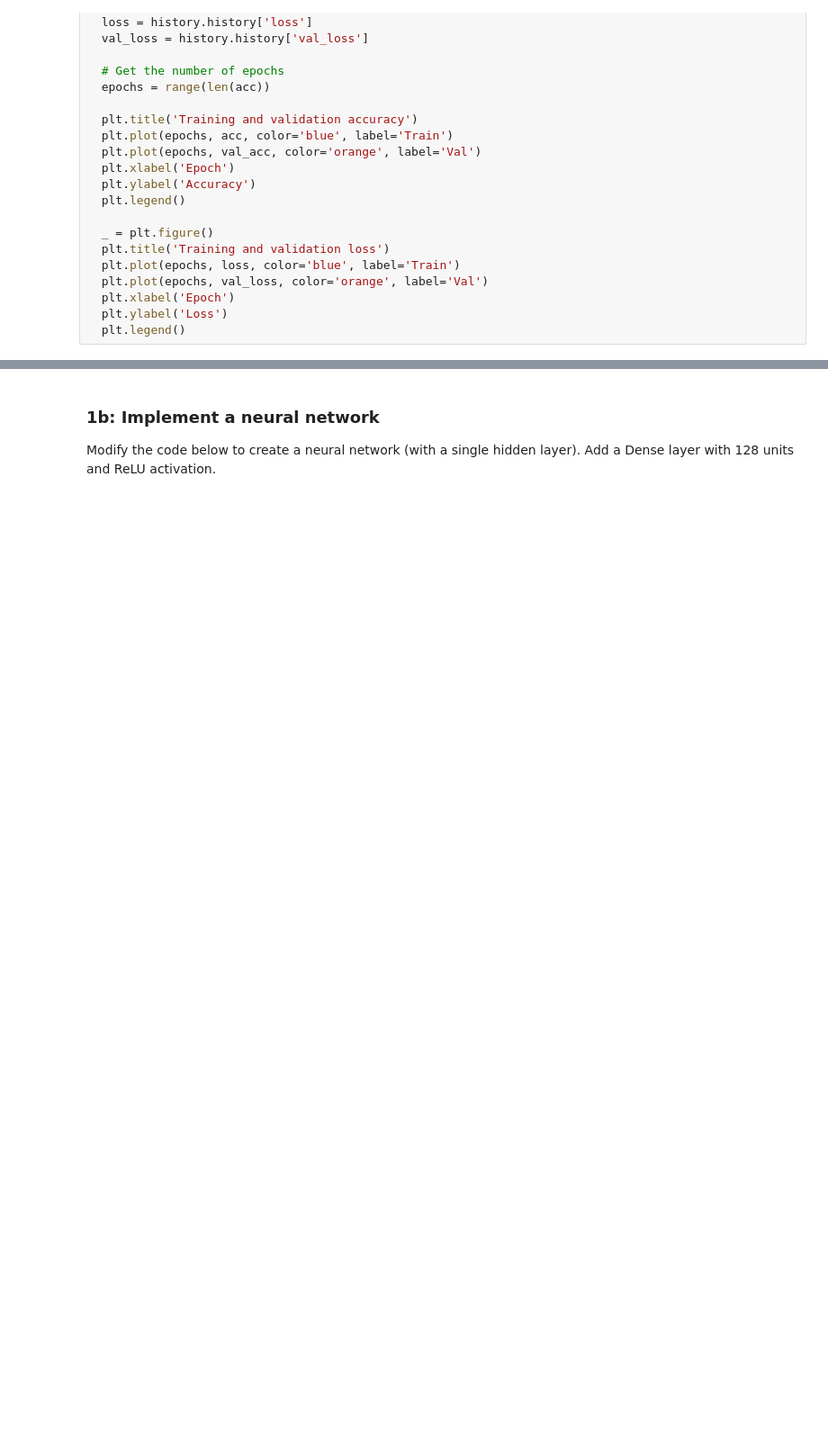
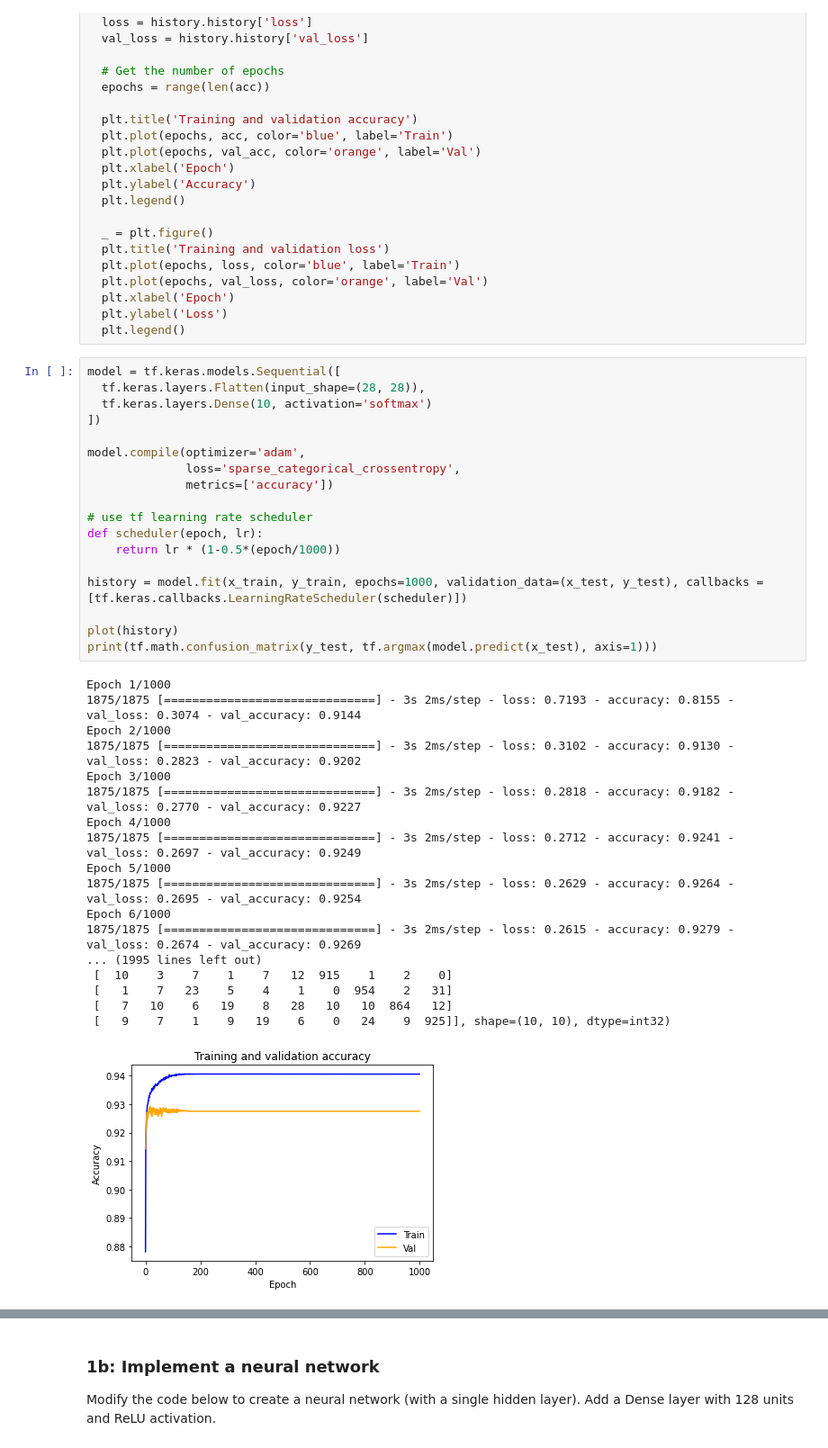
Before and after one commit to AlwaysSearching/Mathematics-of-Deep-Learning-Research-Project, a Jupyter notebook: MNIST_experiments.ipynb, the cells around one changed output, grey strips where cells are left out. Shown at 90% size. Drawn from its saved outputs; the diff is of its cells as text; blank space fills up the shorter version.

```diff
--- a/MNIST_experiments.ipynb
+++ b/MNIST_experiments.ipynb
@@ -84,3 +84,40 @@ def plot(history):
   plt.xlabel('Epoch')
   plt.ylabel('Loss')
   plt.legend()
+# %%
+model = tf.keras.models.Sequential([
+  tf.keras.layers.Flatten(input_shape=(28, 28)),
+  tf.keras.layers.Dense(10, activation='softmax')
+])
+
+model.compile(optimizer='adam',
+              loss='sparse_categorical_crossentropy',
+              metrics=['accuracy'])
+
+# use tf learning rate scheduler
+def scheduler(epoch, lr):
+    return lr * (1-0.5*(epoch/1000))
+
+history = model.fit(x_train, y_train, epochs=1000, validation_data=(x_test, y_test), callbacks = [tf.keras.callbacks.LearningRateScheduler(scheduler)])
+
+plot(history)
+print(tf.math.confusion_matrix(y_test, tf.argmax(model.predict(x_test), axis=1)))
+# %% [output]
+Epoch 1/1000
+1875/1875 [==============================] - 3s 2ms/step - loss: 0.7193 - accuracy: 0.8155 - val_loss: 0.3074 - val_accuracy: 0.9144
+Epoch 2/1000
+1875/1875 [==============================] - 3s 2ms/step - loss: 0.3102 - accuracy: 0.9130 - val_loss: 0.2823 - val_accuracy: 0.9202
+Epoch 3/1000
+1875/1875 [==============================] - 3s 2ms/step - loss: 0.2818 - accuracy: 0.9182 - val_loss: 0.2770 - val_accuracy: 0.9227
+Epoch 4/1000
+1875/1875 [==============================] - 3s 2ms/step - loss: 0.2712 - accuracy: 0.9241 - val_loss: 0.2697 - val_accuracy: 0.9249
+Epoch 5/1000
+1875/1875 [==============================] - 3s 2ms/step - loss: 0.2629 - accuracy: 0.9264 - val_loss: 0.2695 - val_accuracy: 0.9254
+Epoch 6/1000
+1875/1875 [==============================] - 3s 2ms/step - loss: 0.2615 - accuracy: 0.9279 - val_loss: 0.2674 - val_accuracy: 0.9269
+... (1995 lines left out)
+ [  10    3    7    1    7   12  915    1    2    0]
+ [   1    7   23    5    4    1    0  954    2   31]
+ [   7   10    6   19    8   28   10   10  864   12]
+ [   9    7    1    9   19    6    0   24    9  925]], shape=(10, 10), dtype=int32)
+[figure, added]
```
Also changed, not shown: parts of 6 cells of this notebook.
